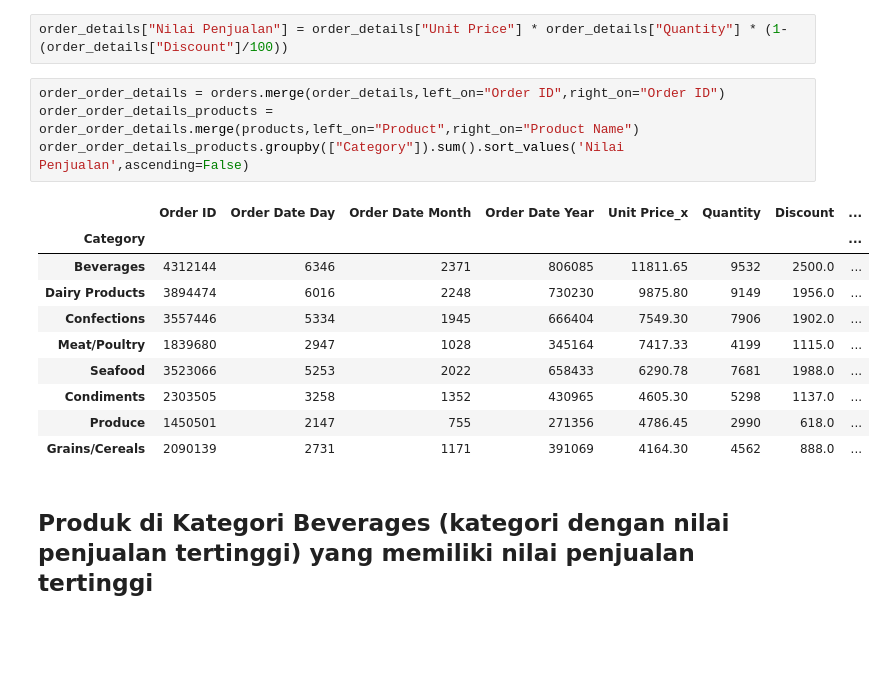
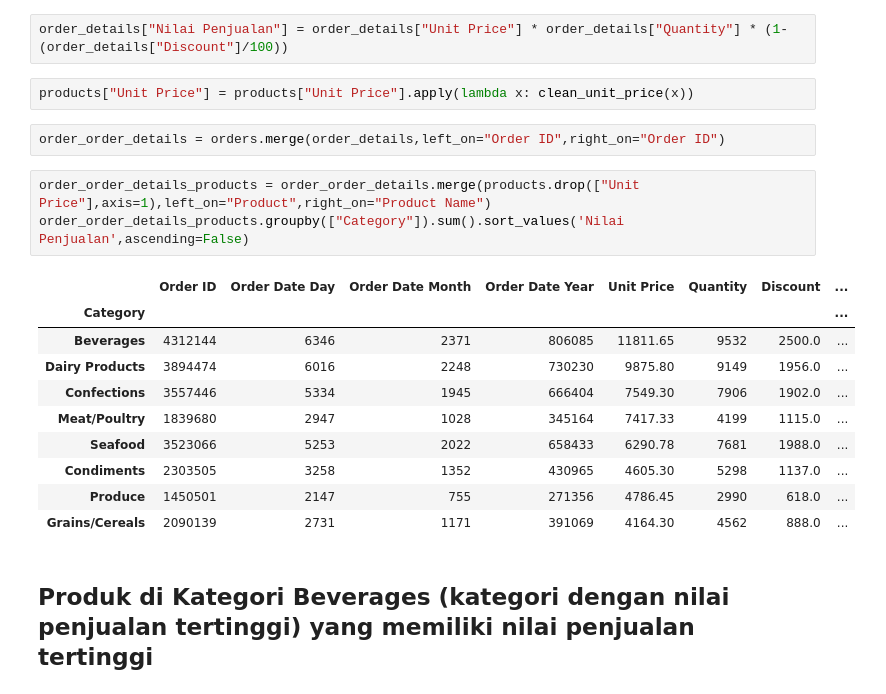
Before and after one commit to StefannusChristian/Data-Mining, a Jupyter notebook: UTS/uts.ipynb, the cells around one changed output. Cells and saved outputs as stored; diff of their text form; blank space fills up the shorter version.

```diff
--- a/UTS/uts.ipynb
+++ b/UTS/uts.ipynb
@@ -68,12 +68,15 @@ order_details["Unit Price"] = order_details["Unit Price"].apply(lambda x: clean_
 order_details["Discount"] = order_details["Discount"].apply(lambda x: clean_discount(x))
 # %%
 order_details["Nilai Penjualan"] = order_details["Unit Price"] * order_details["Quantity"] * (1-(order_details["Discount"]/100))
+# %%
+products["Unit Price"] = products["Unit Price"].apply(lambda x: clean_unit_price(x))
+# %%
+order_order_details = orders.merge(order_details,left_on="Order ID",right_on="Order ID")
 # %%
-order_order_details = orders.merge(order_details,left_on="Order ID",right_on="Order ID")
-order_order_details_products = order_order_details.merge(products,left_on="Product",right_on="Product Name")
+order_order_details_products = order_order_details.merge(products.drop(["Unit Price"],axis=1),left_on="Product",right_on="Product Name")
 order_order_details_products.groupby(["Category"]).sum().sort_values('Nilai Penjualan',ascending=False)
 # %% [output]
-|  | Order ID | Order Date Day | Order Date Month | Order Date Year | Unit Price_x | Quantity | Discount | ... |
+|  | Order ID | Order Date Day | Order Date Month | Order Date Year | Unit Price | Quantity | Discount | ... |
 | Category |  |  |  |  |  |  |  | ... |
 | Beverages | 4312144 | 6346 | 2371 | 806085 | 11811.65 | 9532 | 2500.0 | ... |
 | Dairy Products | 3894474 | 6016 | 2248 | 730230 | 9875.80 | 9149 | 1956.0 | ... |
```
Also changed, not shown: parts of 17 cells of this notebook.
